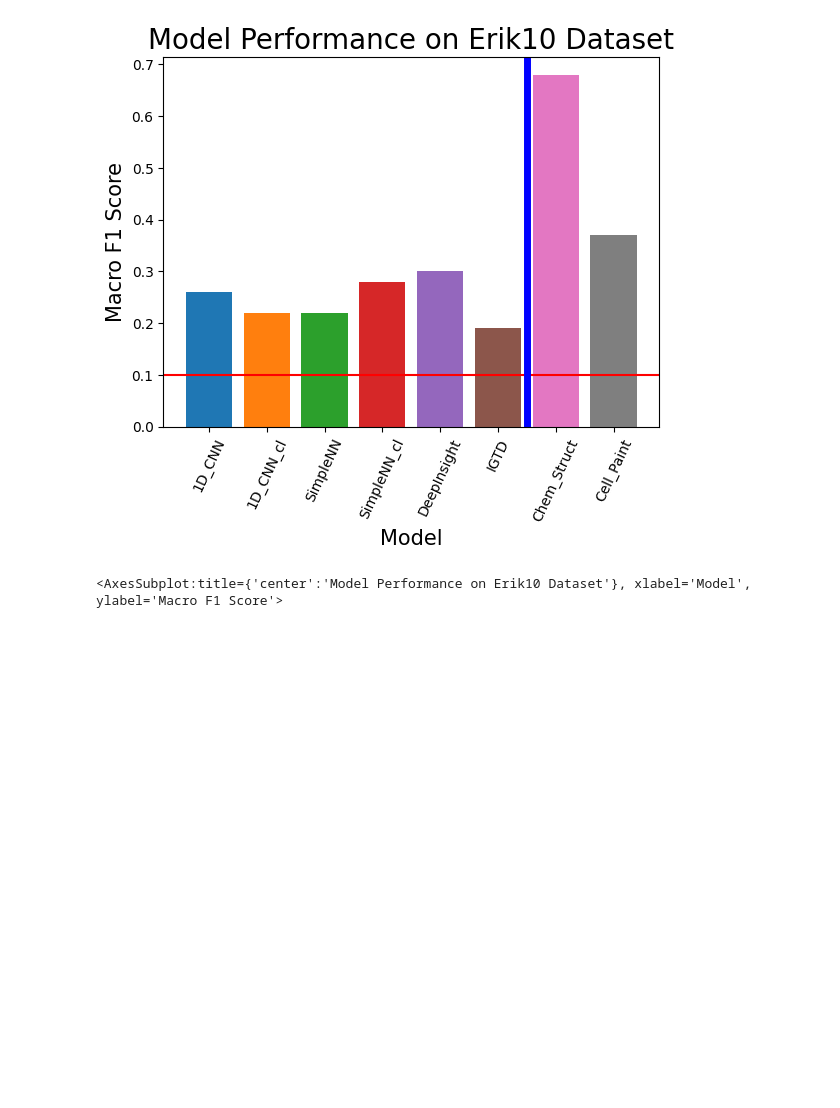
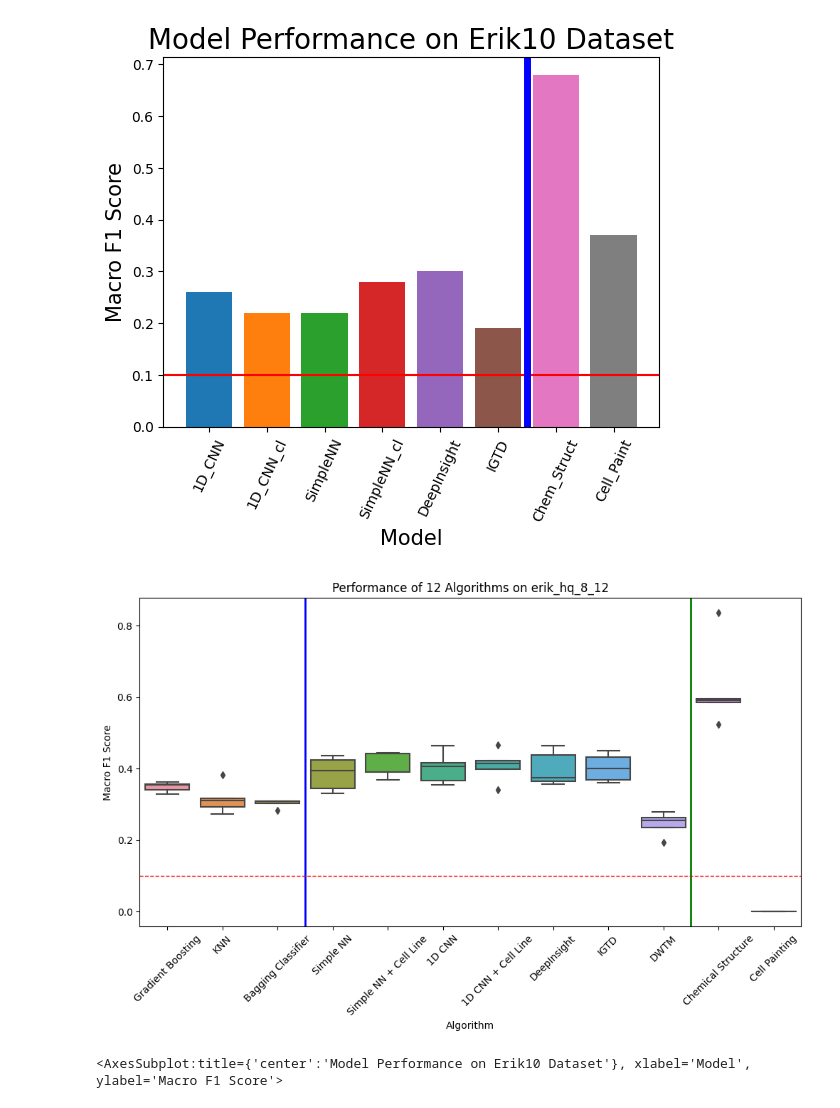
Before and after one commit to sverige16/Tomic-Chem-CP-Prot-MoA, a Jupyter notebook: 05_Global_Tomics_CP_CStructure/Tomics_model_perf.ipynb, the cells around one changed output. Cells and saved outputs as stored; diff of their text form; code cells hidden in the pictures; blank space fills up the shorter version.

Commit message:
Functioning code that can produce results for all single models except for Cell Painting Model

```diff
--- a/05_Global_Tomics_CP_CStructure/Tomics_model_perf.ipynb
+++ b/05_Global_Tomics_CP_CStructure/Tomics_model_perf.ipynb
@@ -37,6 +37,52 @@ plt.axvline(x = 5.5, color = 'b', linewidth = 5,  label = 'axvline - full height
 plt.show()
 # %% [output]
 [figure]
+# %%
+import seaborn as sns
+import pandas as pd
+import matplotlib.pyplot as plt
+
+# Sample data
+data = {
+    'Gradient Boosting': [0.3398, 0.3557,0.3546, 0.3287, 0.3624],
+    'KNN': [0.3165, 0.2734, 0.3825, 0.3117, 0.2939],
+    'Bagging Classifier': [0.3098, 0.3024, 0.3089, 0.2834, 0.3088],
+    'Simple NN': [0.4360, 0.3446, 0.4252, 0.3948, 0.3304],
+    'Simple NN + Cell Line': [0.3691, 0.3901, 0.3902, 0.4431, 0.4438],
+    '1D CNN': [0.4170, 0.3543, 0.4638, 0.4073, 0.3676],
+    '1D CNN + Cell Line': [0.3987, 0.4223, 0.4659, 0.4138, 0.3403],
+    'DeepInsight': [0.4384, 0.3641, 0.4648, 0.3572, 0.3754],
+    'IGTD': [0.3609, 0.4317, 0.4500, 0.3686, 0.4013],
+    'DWTM': [0.2798, 0.1930, 0.2631, 0.2358, 0.2544],
+    'Chemical Structure': [0.5244, 0.5863, 0.8357, 0.5909, 0.5964],
+    'Cell Painting': [0,0,0,0,0]
+}
+
+# Convert the data into a pandas DataFrame with long format
+long_data = pd.DataFrame(data).melt(var_name='Algorithm', value_name='Performance')
+
+# Create the box plot
+plt.figure(figsize=(12, 6))
+sns.boxplot(x='Algorithm', y='Performance', data=long_data)
+
+# Customize the plot
+plt.title('Performance of 12 Algorithms on erik_hq_8_12')
+plt.xlabel('Algorithm')
+plt.ylabel('Macro F1 Score')
+plt.xticks(rotation=45)
+
+
+# Insert vertical lines
+plt.axvline(x=2.5, color='blue', linestyle='-', linewidth=2) # After Bagging Classifier
+plt.axvline(x=9.5, color='green', linestyle='-', linewidth=2) # After DWTM Classifier
+
+# Insert horizontal line
+plt.axhline(y=0.1, color='red', linestyle='--', linewidth=1)
+
+# Show the plot
+plt.show()
+# %% [output]
+[figure, added]
 # %%
 plot_model_perf(data_erik10, "Model Performance on Erik10 Dataset", "Macro F1 Score", "Model", colors, plt.gca())
 # %% [output]
```
Also changed, not shown: 32 other files.
